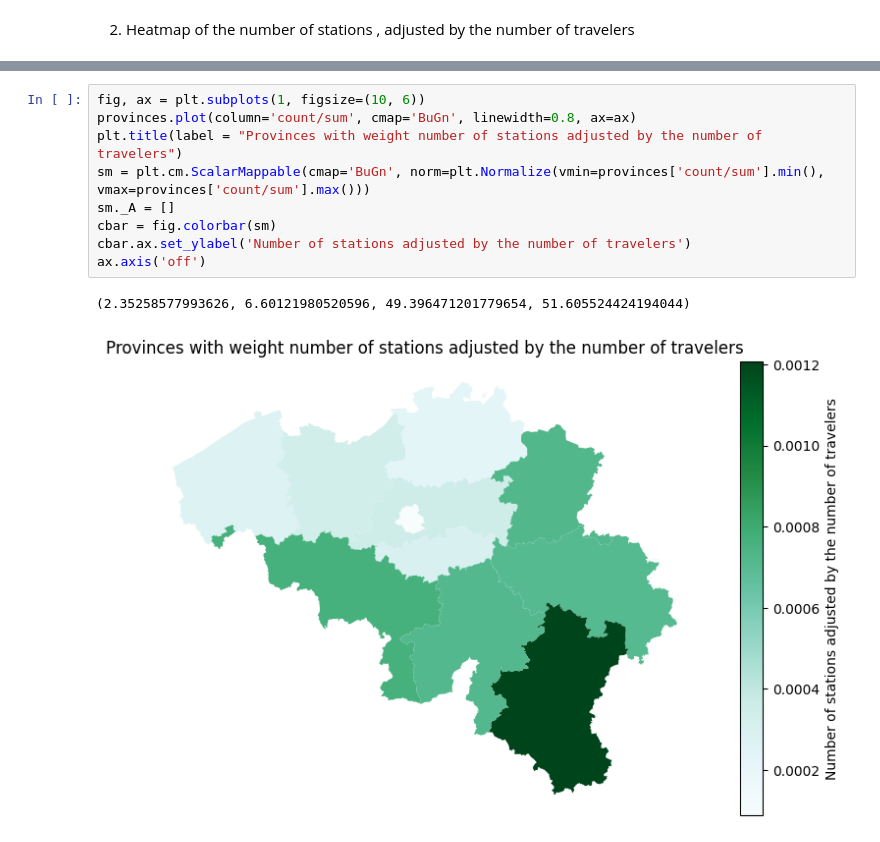
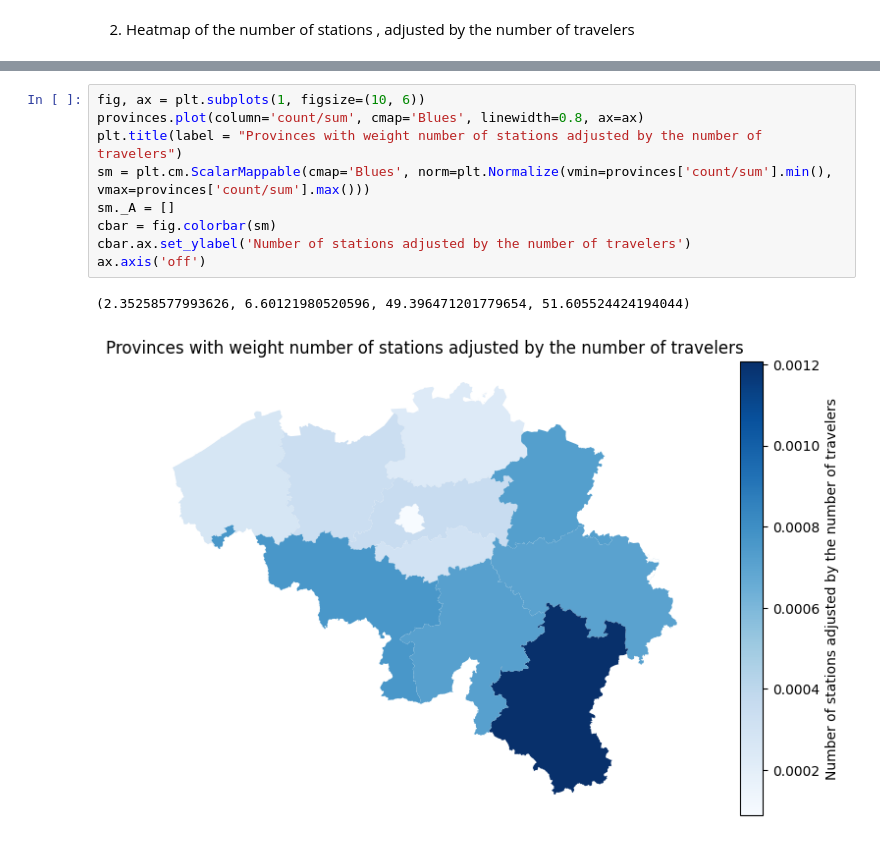
Before and after one commit to Seoyangsam/ACRM, a Jupyter notebook: src/Q11.ipynb, the cells around one changed output, grey strips where cells are left out. Drawn from its saved outputs; the diff is of its cells as text.

```diff
--- a/src/Q11.ipynb
+++ b/src/Q11.ipynb
@@ -358,13 +358,13 @@ provinces
 | 10 | 11 | 90000 | Namur | Wallonie | Namen | Province | Namur | Namen | POLYGON ((4.97055 50.64532, 4.971... | 54.0 | ... |
 # %%
 fig, ax = plt.subplots(1, figsize=(10, 6))
-provinces.plot(column='count/sum', cmap='BuGn', linewidth=0.8, ax=ax)
+provinces.plot(column='count/sum', cmap='Blues', linewidth=0.8, ax=ax)
 plt.title(label = "Provinces with weight number of stations adjusted by the number of travelers")
-sm = plt.cm.ScalarMappable(cmap='BuGn', norm=plt.Normalize(vmin=provinces['count/sum'].min(), vmax=provinces['count/sum'].max()))
+sm = plt.cm.ScalarMappable(cmap='Blues', norm=plt.Normalize(vmin=provinces['count/sum'].min(), vmax=provinces['count/sum'].max()))
 sm._A = []
 cbar = fig.colorbar(sm)
 cbar.ax.set_ylabel('Number of stations adjusted by the number of travelers')
 ax.axis('off')
 # %% [output]
 (2.35258577993626, 6.60121980520596, 49.396471201779654, 51.605524424194044)
-[figure, old version]
+[figure, new version]
```
Also changed, not shown: parts of 7 cells of this notebook.
